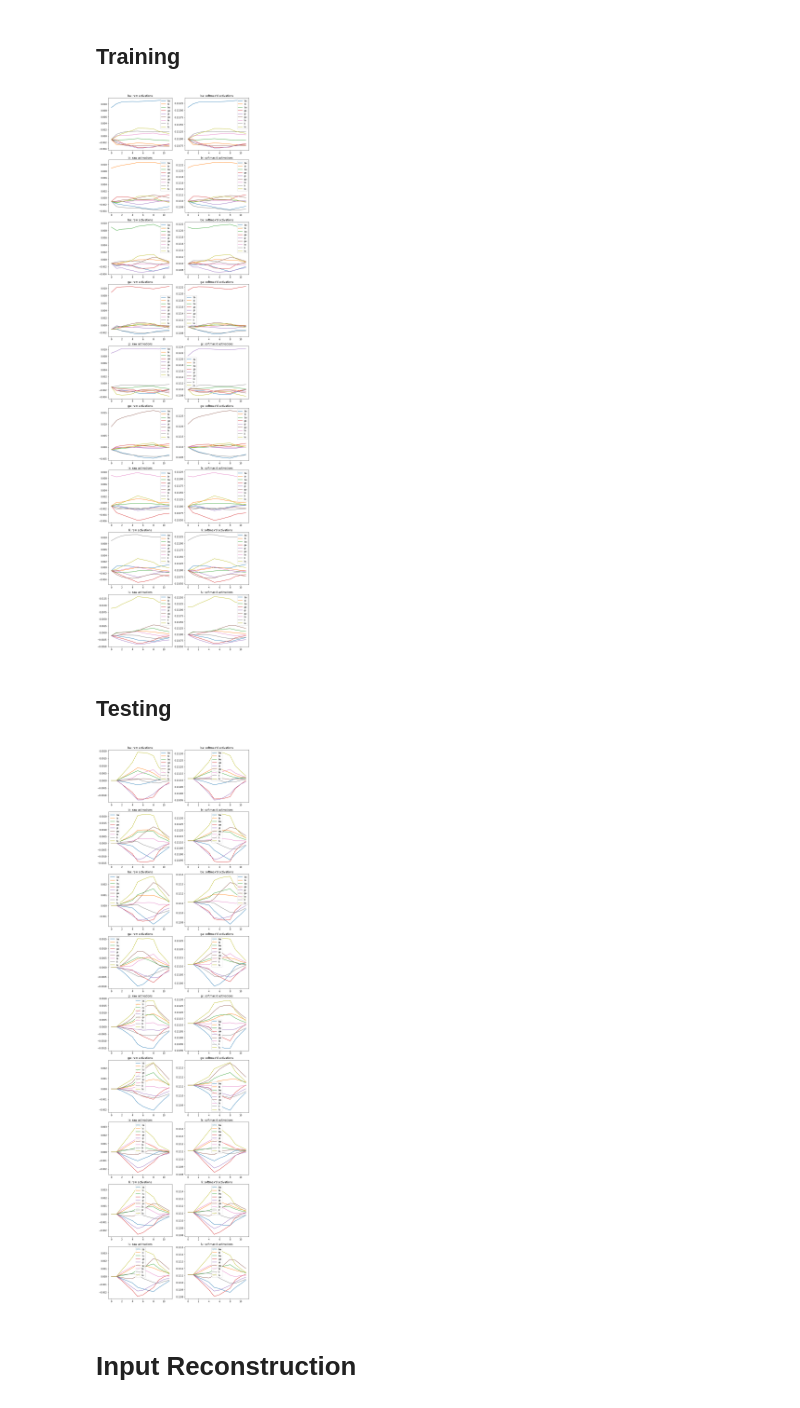
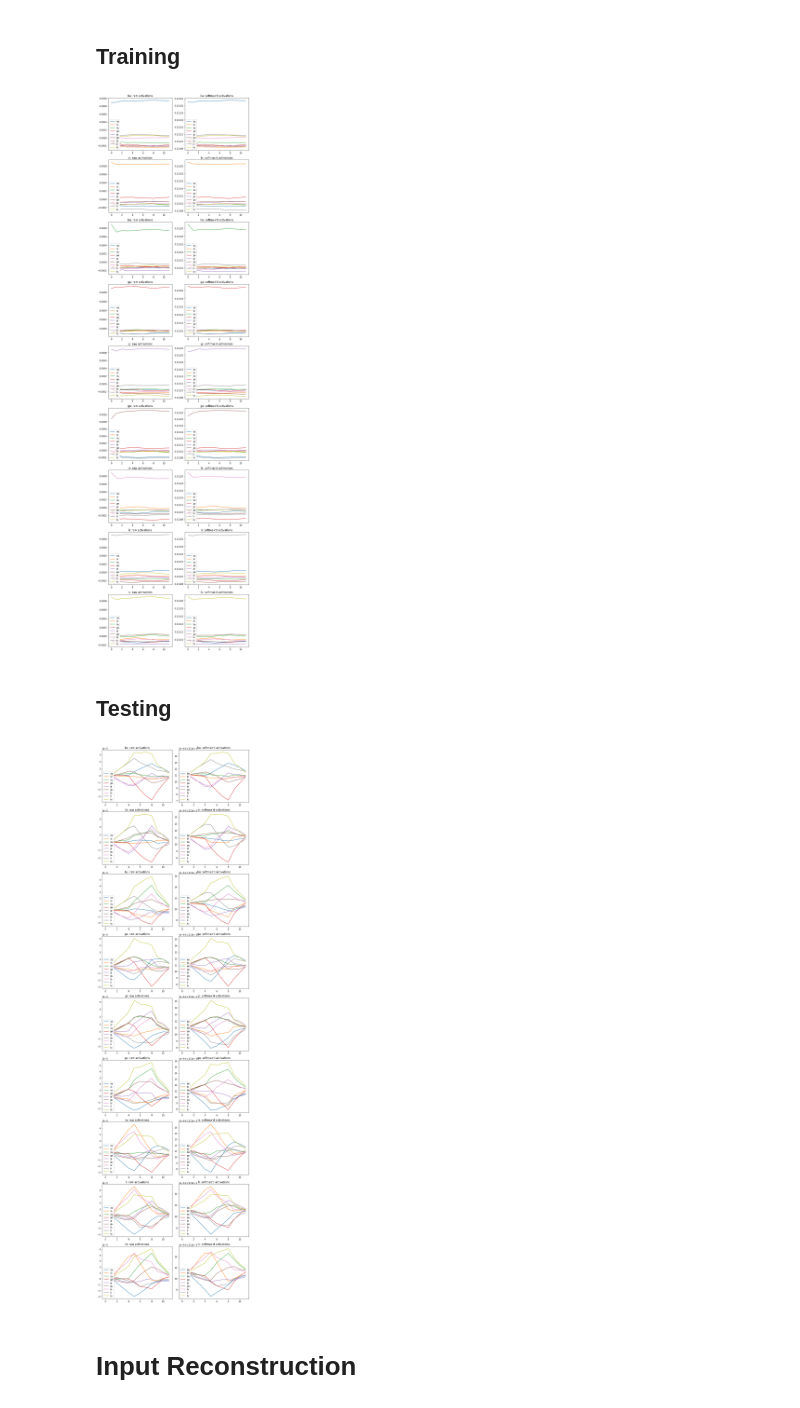
Before and after one commit to monicaycli/predictive_coding, a Jupyter notebook: toy_model_kalman_variant_2a.ipynb, the cells around one changed output. Cells and saved outputs as stored; diff of their text form; code cells hidden in the pictures.

```diff
--- a/toy_model_kalman_variant_2a.ipynb
+++ b/toy_model_kalman_variant_2a.ipynb
@@ -70,7 +70,7 @@ s22 = 100
 s32 = 100
 
 Nr1 = 1
-Nr2 = 1
+Nr2 = 0.1
 Nu1 = 10
 Nu2 = 10
 Nv1 = 10
@@ -146,8 +146,8 @@ for k in I_dict.keys():
     raw_r.columns = list(I_dict.keys())
     softmaxd_r.columns = list(I_dict.keys())
 
-    raw_r.plot(ax=axes[k_idx, 0], title="{}: raw activations".format(k));
-    softmaxd_r.plot(ax=axes[k_idx, 1], title="{}: softmax'd activations".format(k));
+    raw_r.plot(ax=axes[k_idx, 0], title="{}: raw activations".format(k)).legend(loc="lower left");
+    softmaxd_r.plot(ax=axes[k_idx, 1], title="{}: softmax'd activations".format(k)).legend(loc="lower left");
 
 plt.tight_layout();
 # %% [output]
@@ -231,12 +231,12 @@ for k in I_dict.keys():
     raw_r.columns = list(I_dict.keys())
     softmaxd_r.columns = list(I_dict.keys())
 
-    raw_r.plot(ax=axes[k_idx, 0], title="{}: raw activations".format(k));
-    softmaxd_r.plot(ax=axes[k_idx, 1], title="{}: softmax'd activations".format(k));
+    raw_r.plot(ax=axes[k_idx, 0], title="{}: raw activations".format(k)).legend(loc="lower left");
+    softmaxd_r.plot(ax=axes[k_idx, 1], title="{}: softmax'd activations".format(k)).legend(loc="lower left");
 
 plt.tight_layout();
 # %% [output]
-[figure, old version]
+[figure, new version]
 # %% [markdown]
 ## Testing
 # %%
@@ -289,26 +289,26 @@ output_test_df = pd.DataFrame.from_dict(output_test)
 # %%
 ncols = 2
 nrows = len(I_dict)
 
 subplot_y, subplot_x = (4, 5)
 
 fig, axes = plt.subplots(nrows, ncols, figsize=(subplot_x*ncols, subplot_y*nrows))
 
 for k in I_dict.keys():
     k_idx = list(I_dict.keys()).index(k)
 
     raw_r = output_test_df.groupby("label").get_group(k).r2_hat.apply(lambda x: pd.Series(x)).reset_index(drop=True)
     softmaxd_r = output_test_df.groupby("label").get_group(k).r2_hat.apply(lambda x: pd.Series(softmax(x))).reset_index(drop=True)
 
     raw_r.columns = list(I_dict.keys())
     softmaxd_r.columns = list(I_dict.keys())
 
-    raw_r.plot(ax=axes[k_idx, 0], title="{}: raw activations".format(k));
-    softmaxd_r.plot(ax=axes[k_idx, 1], title="{}: softmax'd activations".format(k));
+    raw_r.plot(ax=axes[k_idx, 0], title="{}: raw activations".format(k)).legend(loc="lower left");
+    softmaxd_r.plot(ax=axes[k_idx, 1], title="{}: softmax'd activations".format(k)).legend(loc="lower left");
 
 plt.tight_layout();
 # %% [output]
-[figure, old version]
+[figure, new version]
 # %% [markdown]
 # Input Reconstruction
 # %% [markdown]
```
Also changed, not shown: parts of 3 cells of this notebook.
